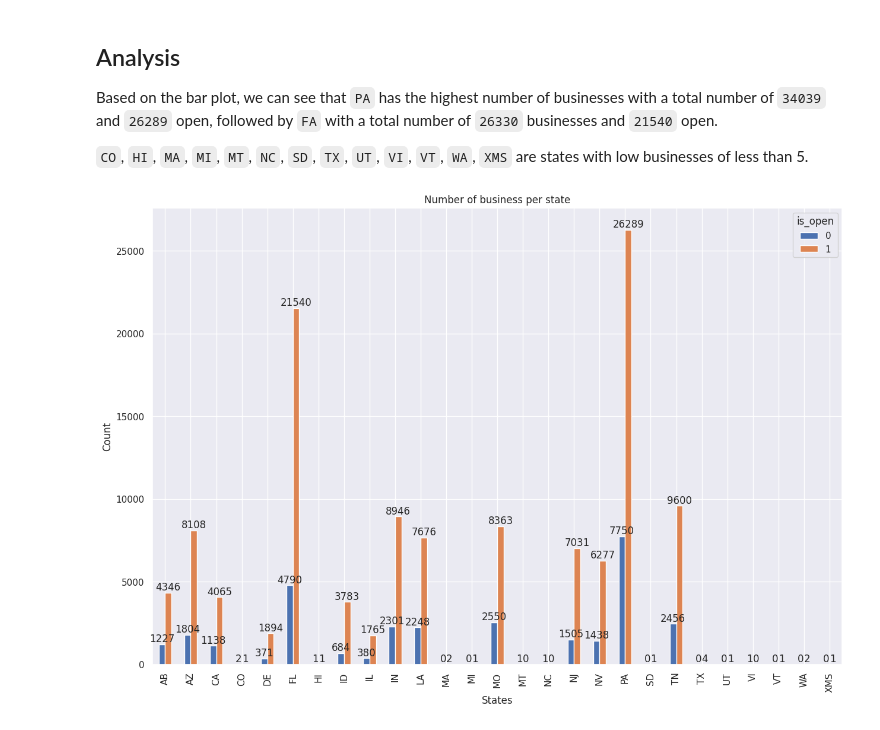
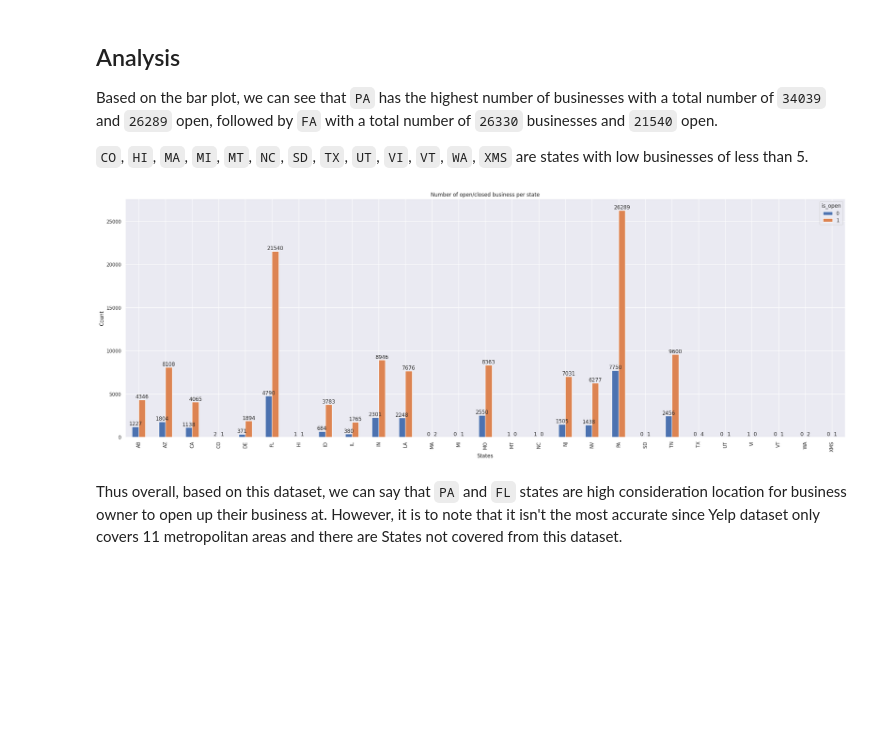
Before and after one commit to mrzzy/ntu-sc1015, a Jupyter notebook: category and states/States.ipynb, the cells around one changed output. Drawn from its saved outputs; the diff is of its cells as text; code cells hidden in the pictures; blank space fills up the shorter version.

Commit message:
Edited README and edited categories and states script

```diff
--- a/category and states/States.ipynb
+++ b/category and states/States.ipynb
@@ -54,16 +54,18 @@ Based on the bar plot, we can see that `PA` has the highest number of businesses
 # %%
 # Plotting the number of open/closed business per state
 
 state_count = business.groupby(['state', 'is_open'])['state'].count().unstack(fill_value=0)
 ax = state_count.plot(kind="bar", stacked = False)
 
 for container in ax.containers:
   ax.bar_label(container)
 
-plt.gcf().set_size_inches(15, 10)
+plt.gcf().set_size_inches(30, 10)
 plt.xlabel("States")
 plt.ylabel("Count")
 plt.title("Number of open/closed business per state")
 plt.show()
 # %% [output]
-[figure, old version]
+[figure, new version]
+# %% [markdown]
+Thus overall, based on this dataset, we can say that `PA` and `FL` states are high consideration location for business owner to open up their business at. However, it is to note that it isn't the most accurate since Yelp dataset only covers 11 metropolitan areas and there are States not covered from this dataset.
```
Also changed, not shown: parts of 1 cell of this notebook, 8 other files.
